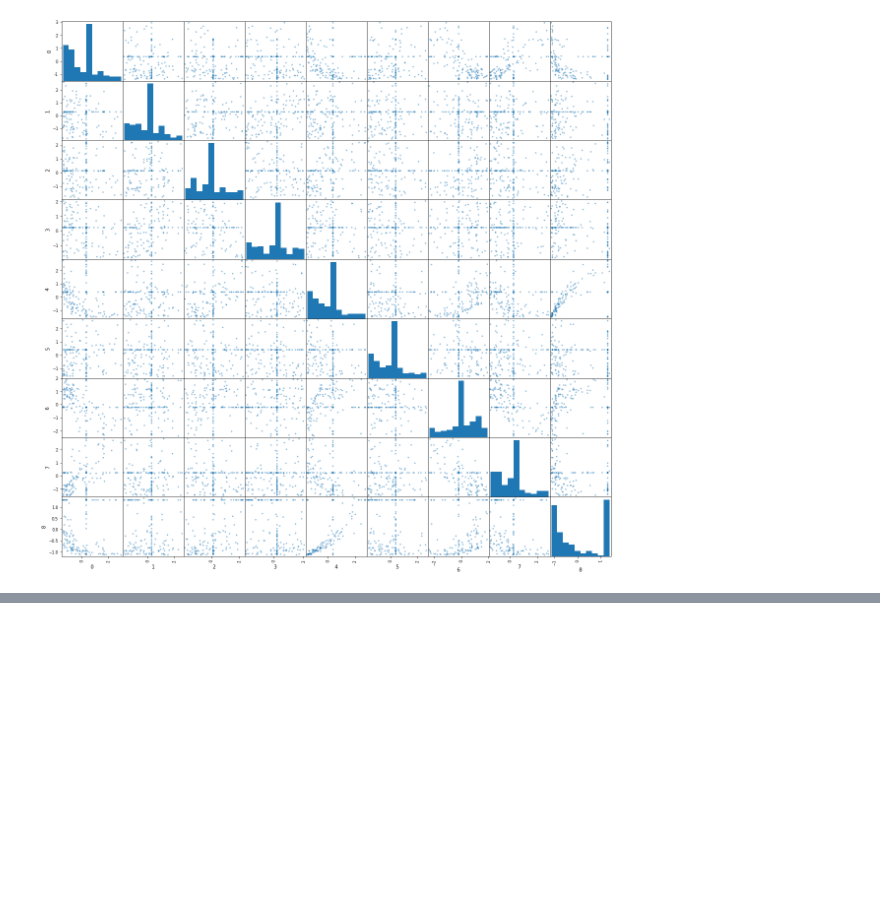
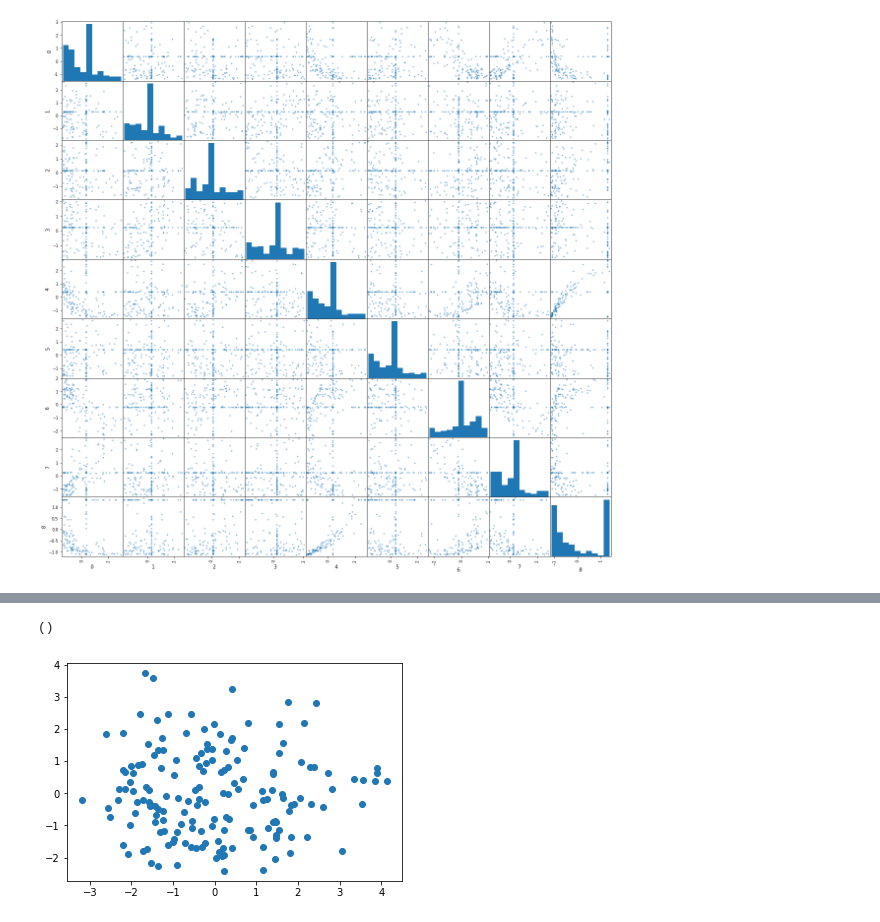
Before and after one commit to EvanEpivent5/odata, a Jupyter notebook: scripts/main.ipynb, the cells around one changed output, grey strips where cells are left out. Saved outputs shown, nothing was run; the diff lists cells and outputs as text; code cells hidden in the pictures; blank space fills up the shorter version.

```diff
--- a/scripts/main.ipynb
+++ b/scripts/main.ipynb
@@ -232,0 +284,10 @@ print(labels)
+# %%
+def ACP(data,nb_composantes_principales): #Prend en entrée les données (9 dimensions) et applique l'ACP en conservant le nombre de composantes principales déclaré, trace ensuite les points correspondant aux données projetées sur ces axes principaux
+    acp2=PCA(n_components=2)
+    donneesproj=acp2.fit_transform(data)
+    plt.scatter(donneesproj[:,0],donneesproj[:,1])
+    return()
+ACP(data_4,2)
+# %% [output]
+()
+[figure, added]
```
Also changed, not shown: parts of 7 cells of this notebook.
